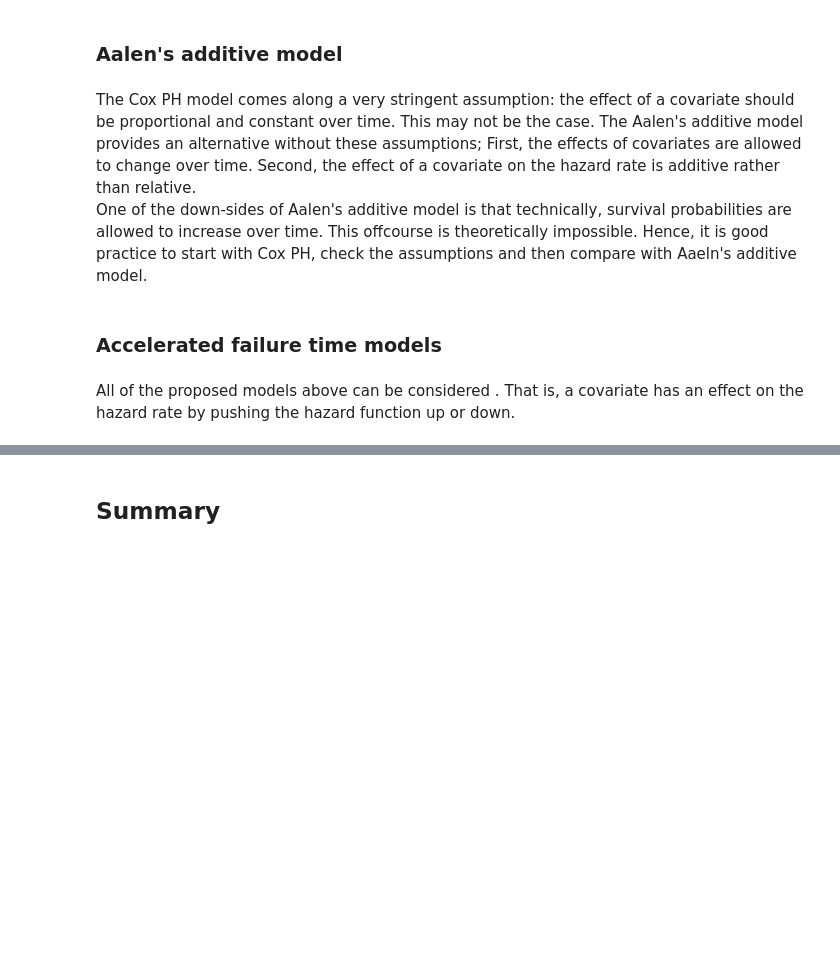
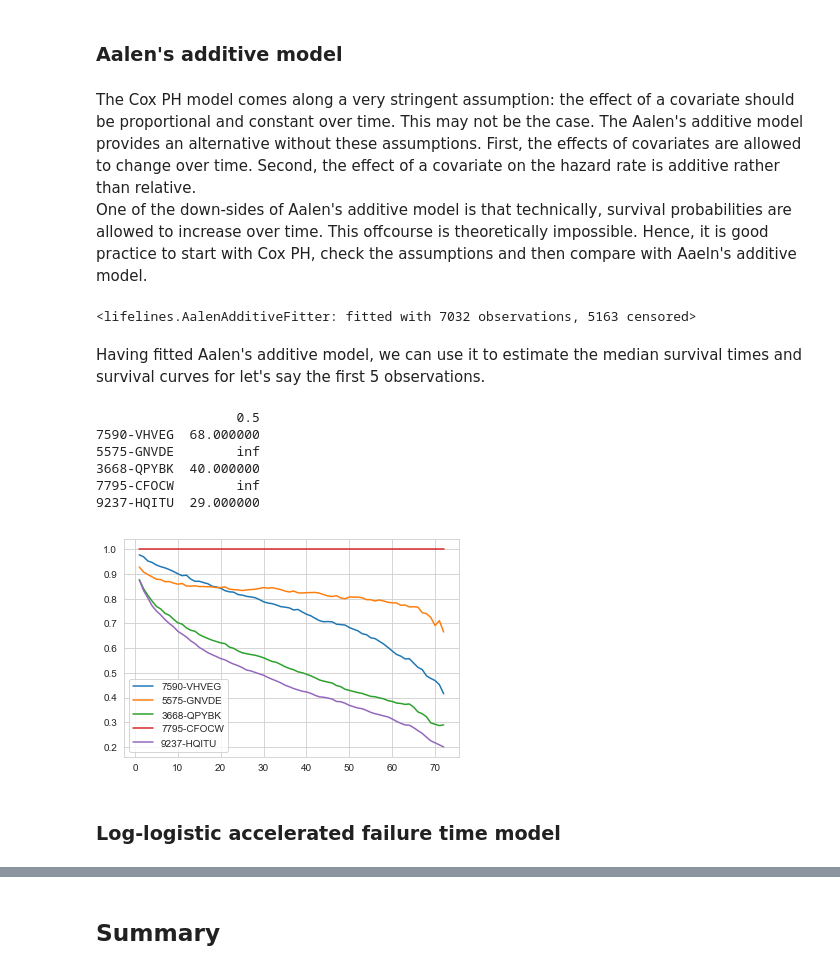
Before and after one commit to RobrechtVandendriessche/Survival, a Jupyter notebook: code/survival-regression.ipynb, the cells around one changed output, grey strips where cells are left out. Cells and saved outputs as stored; diff of their text form; code cells hidden in the pictures; blank space fills up the shorter version.

```diff
--- a/code/survival-regression.ipynb
+++ b/code/survival-regression.ipynb
@@ -406,8 +414,11 @@ print(cph.predict_median(churn_dumvars.head()))
 ### Aalen's additive model
 # %% [markdown]
 The Cox PH model comes along a very stringent assumption: the effect of a covariate should be proportional and constant over time. This may not be the case.
-The Aalen's additive model provides an alternative without these assumptions; First, the effects of covariates are allowed to change over time. Second, the effect of a covariate on the hazard rate is additive rather than relative.
-    One of the down-sides of Aalen's additive model is that technically, survival probabilities are allowed to increase over time. This offcourse is theoretically impossible. Hence, it is good practice to start with Cox PH, check the assumptions and then compare with Aaeln's additive model.
+The Aalen's additive model provides an alternative without these assumptions. First, the effects of covariates are allowed to change over time. Second, the effect of a covariate on the hazard rate is additive rather than relative.
+One of the down-sides of Aalen's additive model is that technically, survival probabilities are allowed to increase over time. This offcourse is theoretically impossible. Hence, it is good practice to start with Cox PH, check the assumptions and then compare with Aaeln's additive model.
 # %%
 from lifelines import AalenAdditiveFitter
-aaf = AalenAdditiveFitter(coef_penalizer=10000.0, fit_intercept=False)
+aaf = AalenAdditiveFitter(coef_penalizer=1.0, fit_intercept=False)
+aaf.fit(churn_dumvars, 'tenure', event_col='Churn')
+# %% [output]
+<lifelines.AalenAdditiveFitter: fitted with 7032 observations, 5163 censored>
@@ -416,4 +425,15 @@ aaf.fit(churn_dumvars, 'tenure', event_col='Churn')
+# %% [markdown]
+Having fitted Aalen's additive model, we can use it to estimate the median survival times and survival curves for let's say the first 5 observations.
+# %%
+print(aaf.predict_median(churn_dumvars).head())
+aaf.predict_survival_function(churn_dumvars.iloc[0:5,:]).plot();
+# %% [output]
+                  0.5
+7590-VHVEG  68.000000
+5575-GNVDE        inf
+3668-QPYBK  40.000000
+7795-CFOCW        inf
+9237-HQITU  29.000000
+[figure, added]
 # %% [markdown]
-### Accelerated failure time models
+### Log-logistic accelerated failure time model
-# %% [markdown]
-All of the proposed models above can be considered . That is, a covariate has an effect on the hazard rate by pushing the hazard function up or down.
```
Also changed, not shown: parts of 17 cells of this notebook.
